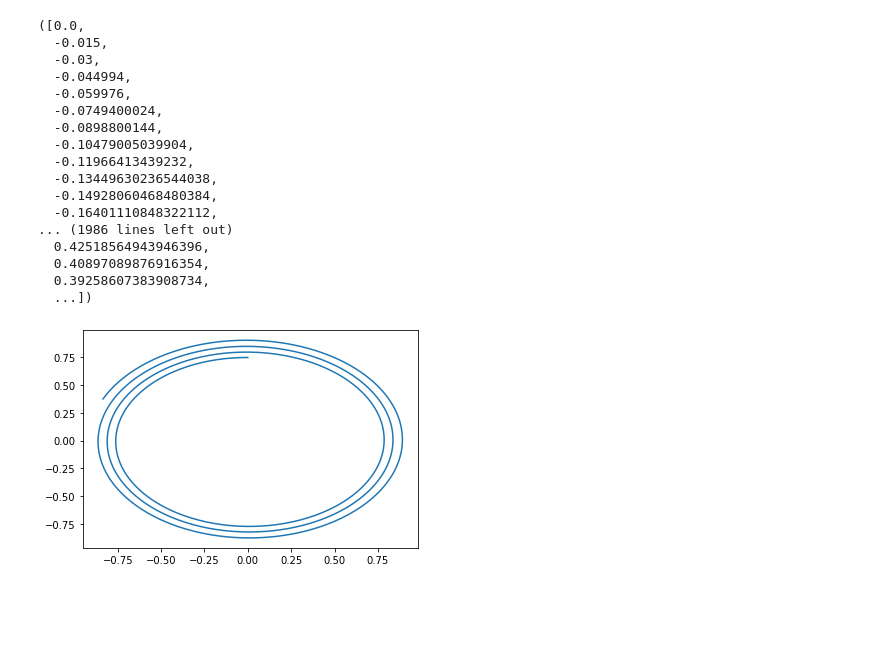
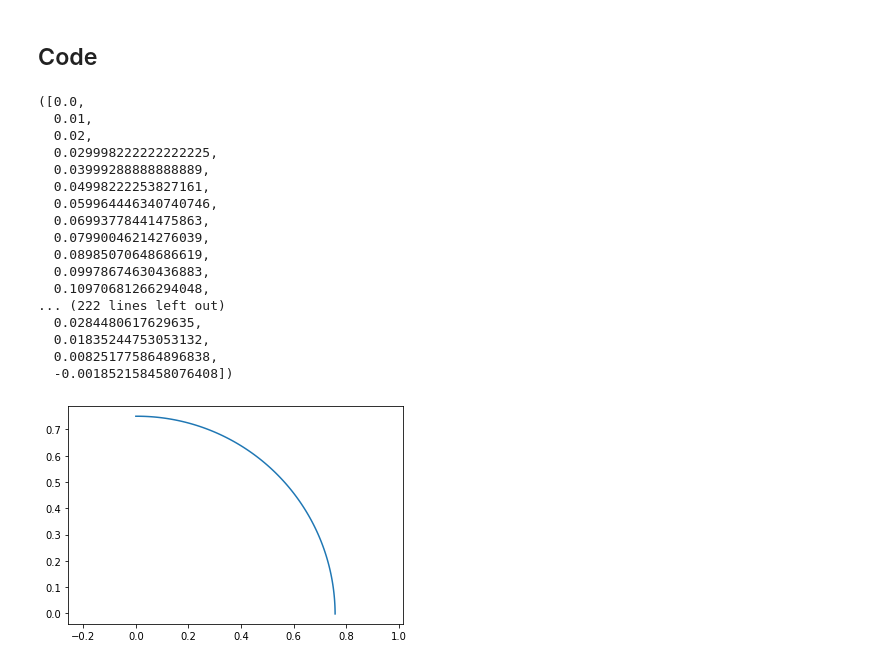
Before and after one commit to nathanweill/NIV, a Jupyter notebook: ligneniv.ipynb, the cells around one changed output. Saved outputs shown, nothing was run; the diff lists cells and outputs as text; code cells hidden in the pictures; blank space fills up the shorter version.

```diff
--- a/ligneniv.ipynb
+++ b/ligneniv.ipynb
@@ -1,3 +20,5 @@
+# %% [markdown]
+## Code
 # %%
 import autograd
 import autograd.numpy as np
@@ -18,43 +40,59 @@ def find_seed(g, c=0, eps=2**(-26)):
 
     return (a+b/2)
 # %%
-def simple_contour1(f, c=0.0, delta=0.01):    #essai simple suivi de la ligne de niveau avec gradient
+def simple_contour(f, c=0.0, delta=0.01):    #méthode 2 pésentée ci-dessus
     def grad_f(x,y):
         g=autograd.grad
         return np.r_[g(f,0)(x,y), g(f,1)(x,y)]
 
     x,y = 0.,find_seed(lambda t : f(0.,t))
+
+    n = [-grad_f(x,y)[1], grad_f(x,y)[0]]
+    norme = np.sqrt(n[0]**2 + n[1]**2)
     X=[x]
     Y=[y]
-    for k in range(1000):
-        x,y = x - delta*(grad_f(x,y)[1]),y + delta*(grad_f(x,y)[0])
+    s = 0
+    x,y = x - delta/norme*grad_f(x,y)[1],y + delta/norme*grad_f(x,y)[0]
+    if 0<=x<=1 and 0<=y<=1:
+        s = 1
         X.append(x)
         Y.append(y)
+    else:
+        s = -1
+        x,y = 0.,find_seed(lambda t : f(0.,t))
+    k=0
+    while 0<=x<=1 and 0<=y<=1 and k<1000:
+        x,y = x - s*delta/norme*grad_f(x,y)[1],y + s*delta/norme*grad_f(x,y)[0]
+        X.append(x)
+        Y.append(y)
+        k+=1
     return X,Y
 # %%
 def h(x,y):
+    """essai de simple_contour qui doit donner un arc de cercle"""
     return x**2 + y**2 - 0.5
-simple_contour1(h, 1.0)
+simple_contour(h, 1.0)
 # %% [output]
 ([0.0,
-  -0.015,
-  -0.03,
-  -0.044994,
-  -0.059976,
-  -0.0749400024,
-  -0.0898800144,
-  -0.10479005039904,
-  -0.11966413439232,
-  -0.13449630236544038,
-  -0.14928060468480384,
-  -0.16401110848322112,
-... (1986 lines left out)
-  0.42518564943946396,
-  0.40897089876916354,
-  0.39258607383908734,
-  ...])
+  0.01,
+  0.02,
+  0.029998222222222225,
+  0.03999288888888889,
+  0.04998222253827161,
+  0.059964446340740746,
+  0.06993778441475863,
+  0.07990046214276039,
+  0.08985070648686619,
+  0.09978674630436883,
+  0.10970681266294048,
+... (222 lines left out)
+  0.0284480617629635,
+  0.01835244753053132,
+  0.008251775864896838,
+  -0.001852158458076408])
 # %%
-plt.plot(simple_contour1(h, 1.0)[0],simple_contour1(h, 1.0)[1])
+plt.plot(simple_contour(h, 1.0)[0],simple_contour(h, 1.0)[1])
+plt.axis('equal')
 plt.show()
 # %% [output]
-[figure, old version]
+[figure, new version]
```
Also changed, not shown: parts of 20 cells of this notebook.
